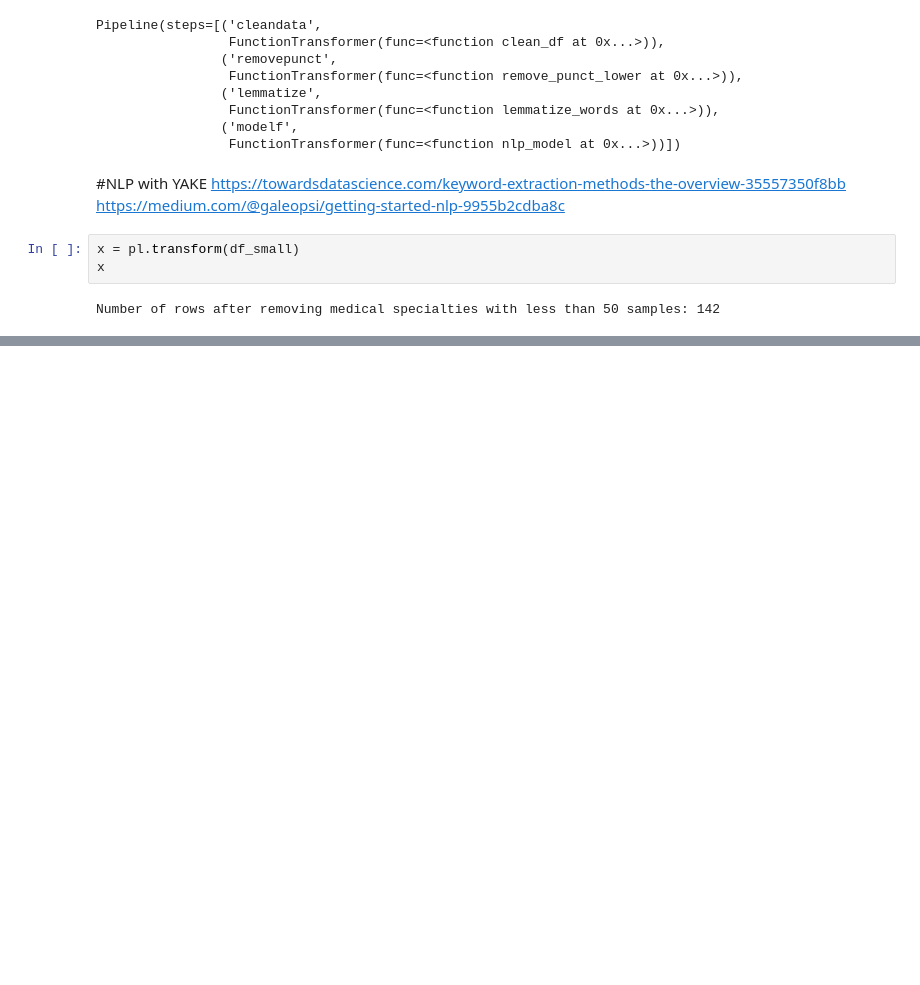
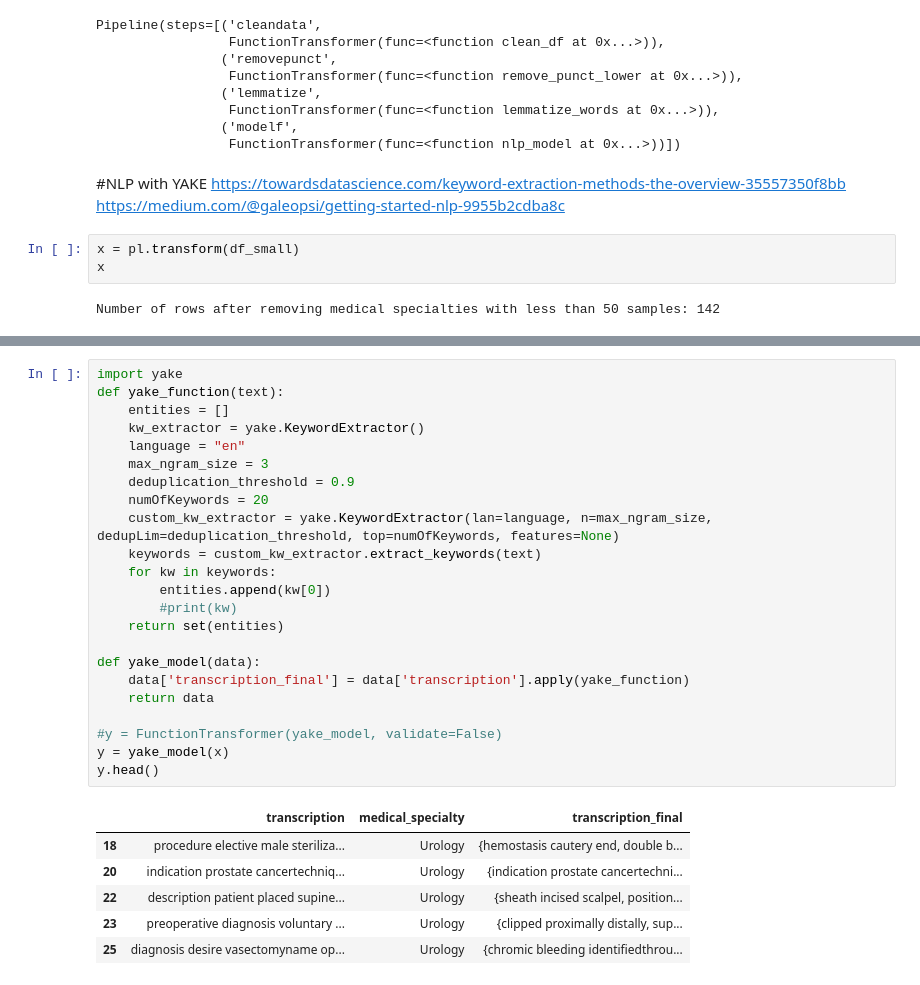
Before and after one commit to Tara-Sophia/NLP_Masterthesis, a Jupyter notebook: src/mtsamples_data.ipynb, the cells around one changed output, grey strips where cells are left out. Cells and saved outputs as stored; diff of their text form; blank space fills up the shorter version.

Commit message:
rake und yake

```diff
--- a/src/mtsamples_data.ipynb
+++ b/src/mtsamples_data.ipynb
@@ -255,0 +340,30 @@ Number of rows after removing medical specialties with less than 50 samples: 142
+# %%
+import yake
+def yake_function(text):
+    entities = []
+    kw_extractor = yake.KeywordExtractor()
+    language = "en"
+    max_ngram_size = 3
+    deduplication_threshold = 0.9
+    numOfKeywords = 20
+    custom_kw_extractor = yake.KeywordExtractor(lan=language, n=max_ngram_size, dedupLim=deduplication_threshold, top=numOfKeywords, features=None)
+    keywords = custom_kw_extractor.extract_keywords(text)
+    for kw in keywords:
+        entities.append(kw[0])
+        #print(kw)
+    return set(entities)
+
+def yake_model(data):
+    data['transcription_final'] = data['transcription'].apply(yake_function)
+    return data
+
+#y = FunctionTransformer(yake_model, validate=False)
+y = yake_model(x)
+y.head()
+# %% [output]
+|  | transcription | medical_specialty | transcription_final |
+| 18 | procedure elective male steriliza... | Urology | {hemostasis cautery end, double b... |
+| 20 | indication prostate cancertechniq... | Urology | {indication prostate cancertechni... |
+| 22 | description patient placed supine... | Urology | {sheath incised scalpel, position... |
+| 23 | preoperative diagnosis voluntary ... | Urology | {clipped proximally distally, sup... |
+| 25 | diagnosis desire vasectomyname op... | Urology | {chromic bleeding identifiedthrou... |
```
Also changed, not shown: parts of 6 cells of this notebook.
